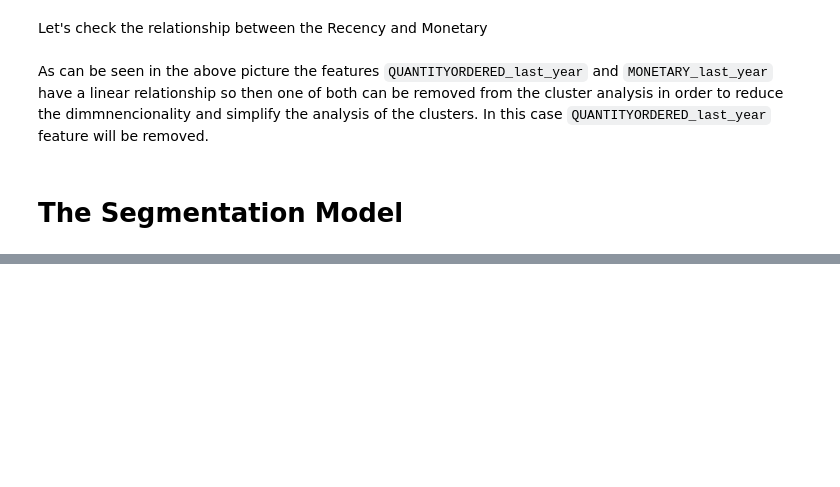
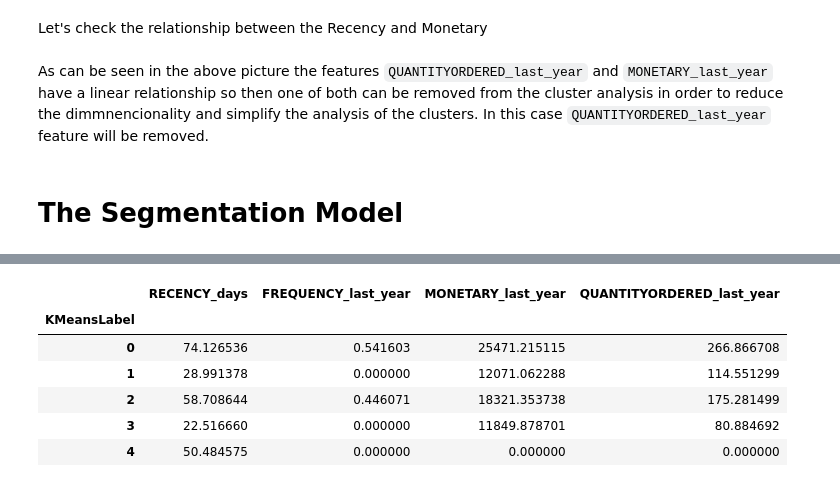
Before and after one commit to cgn00/Customer_Segmentation, a Jupyter notebook: customer_segmentation.ipynb, the cells around one changed output, grey strips where cells are left out. Cells and saved outputs as stored; diff of their text form; code cells hidden in the pictures; blank space fills up the shorter version.

```diff
--- a/customer_segmentation.ipynb
+++ b/customer_segmentation.ipynb
@@ -500,3 +563,13 @@ customer_clusters_summarize.assign(CustomersCount=np.unique(rfm_df["KMeansLabel"
+# %%
+customer_df.groupby("KMeansLabel")[["RECENCY_days", "FREQUENCY_last_year", "MONETARY_last_year", "QUANTITYORDERED_last_year"]].std()
+# %% [output]
+|  | RECENCY_days | FREQUENCY_last_year | MONETARY_last_year | QUANTITYORDERED_last_year |
+| KMeansLabel |  |  |  |  |
+| 0 | 74.126536 | 0.541603 | 25471.215115 | 266.866708 |
+| 1 | 28.991378 | 0.000000 | 12071.062288 | 114.551299 |
+| 2 | 58.708644 | 0.446071 | 18321.353738 | 175.281499 |
+| 3 | 22.516660 | 0.000000 | 11849.878701 | 80.884692 |
+| 4 | 50.484575 | 0.000000 | 0.000000 | 0.000000 |
 # %%
 product_line_df["KMeansLabel"] = customer_df["KMeansLabel"]
 product_line_df.groupby(by="KMeansLabel").mean()
```
Also changed, not shown: parts of 13 cells of this notebook.
